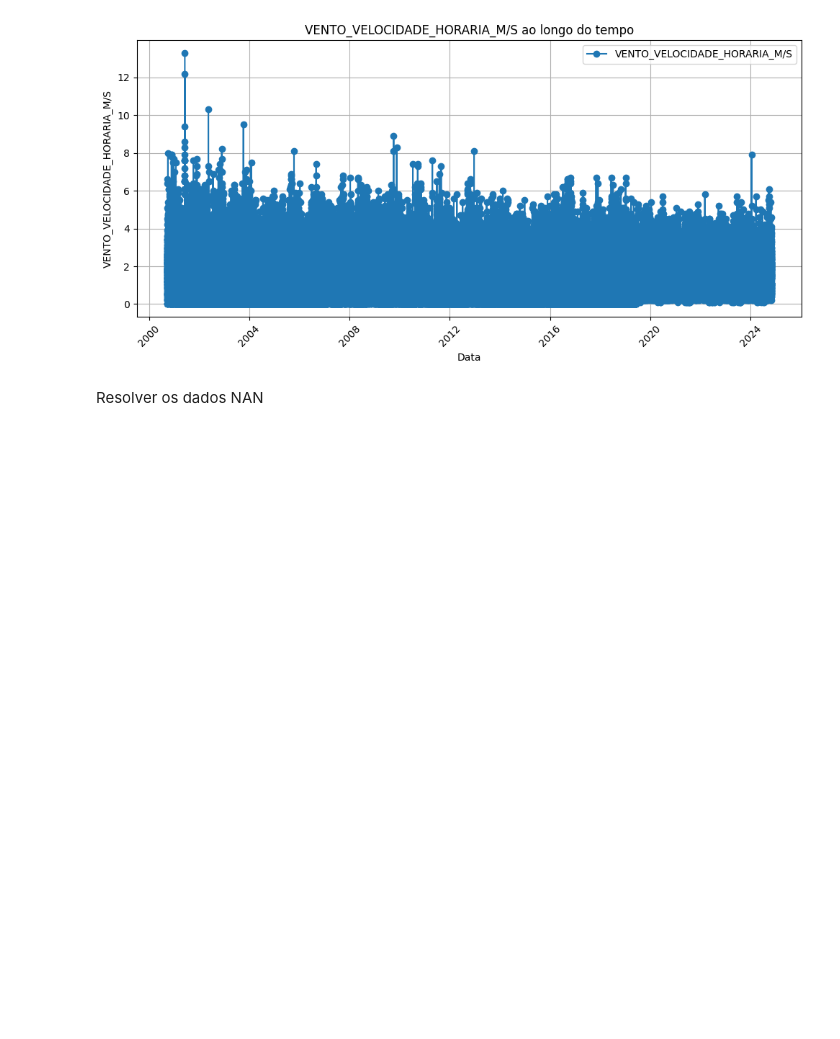
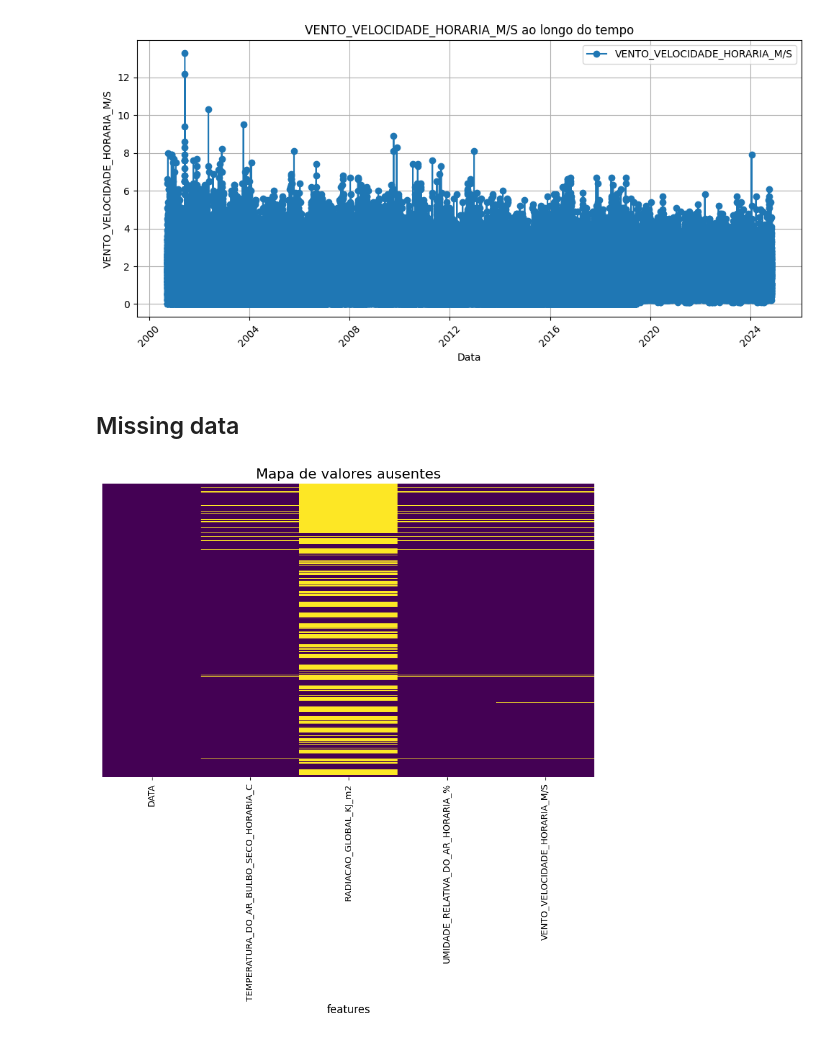
Before and after one commit to ThierrryScotto/trabalho_pratico, a Jupyter notebook: EDA_IMNET.ipynb, the cells around one changed output. Cells and saved outputs as stored; diff of their text form; code cells hidden in the pictures; blank space fills up the shorter version.

```diff
--- a/EDA_IMNET.ipynb
+++ b/EDA_IMNET.ipynb
@@ -203,5 +207,13 @@ for variavel in columns:
 [figure]
 [figure]
 [figure]
-# %% [markdown]
-Resolver os dados NAN
+# %% [markdown]
+## Missing data
+# %%
+plt.figure(figsize=(10, 6))
+sns.heatmap(dataset.isnull(), cbar=False, cmap='viridis', yticklabels=False)
+plt.title('Mapa de valores ausentes', fontsize=16)
+plt.xlabel('features', fontsize=12)
+plt.show()
+# %% [output]
+[figure, added]
```
Also changed, not shown: parts of 6 cells of this notebook.
